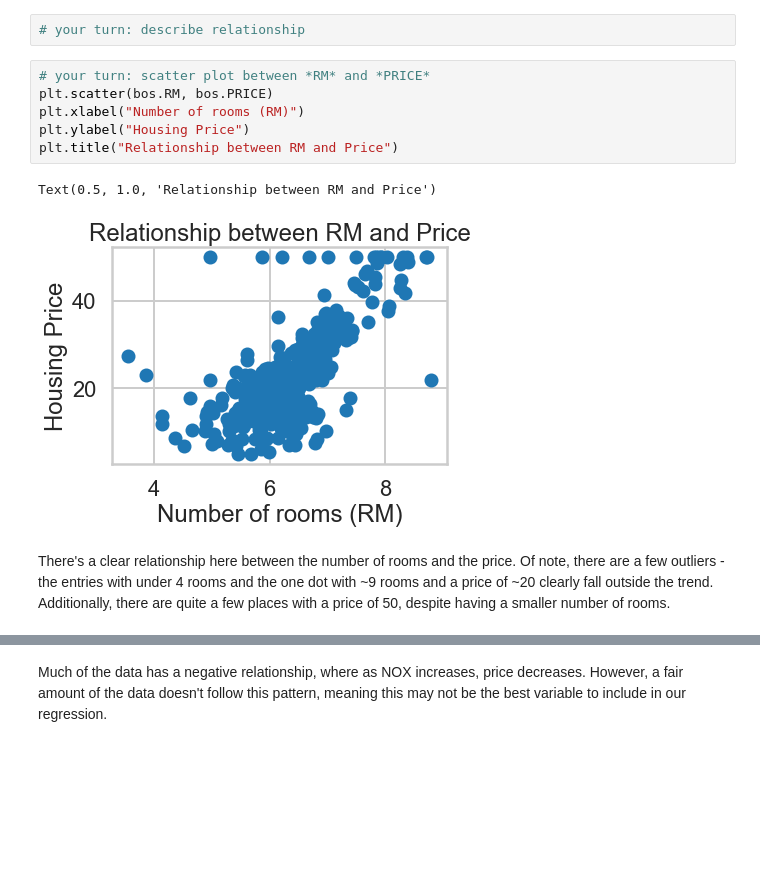
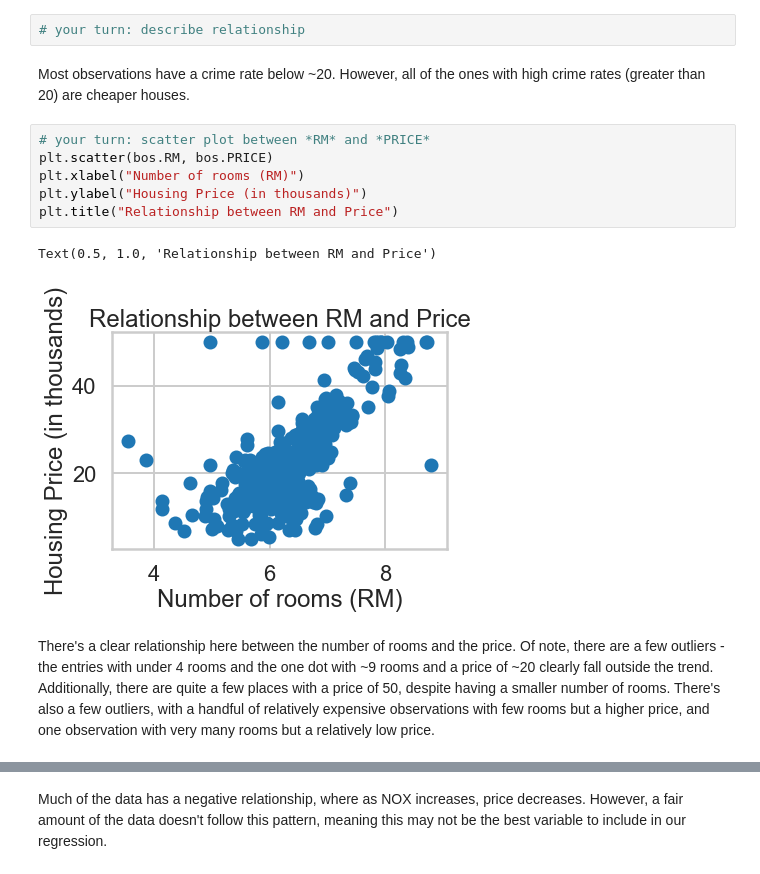
Before and after one commit to munQueen/springboard, a Jupyter notebook: Linear Regression - Jessica Wulzen.ipynb, the cells around one changed output, grey strips where cells are left out. Saved outputs shown, nothing was run; the diff lists cells and outputs as text; blank space fills up the shorter version.

```diff
--- a/Linear Regression - Jessica Wulzen.ipynb
+++ b/Linear Regression - Jessica Wulzen.ipynb
@@ -279,17 +279,19 @@ Text(0.5, 1.0, 'Relationship between CRIM and Price')
 </div>
 # %%
 # your turn: describe relationship
+# %% [markdown]
+Most observations have a crime rate below ~20. However, all of the ones with high crime rates (greater than 20) are cheaper houses.
 # %%
 # your turn: scatter plot between *RM* and *PRICE*
 plt.scatter(bos.RM, bos.PRICE)
 plt.xlabel("Number of rooms (RM)")
-plt.ylabel("Housing Price")
+plt.ylabel("Housing Price (in thousands)")
 plt.title("Relationship between RM and Price")
 # %% [output]
 Text(0.5, 1.0, 'Relationship between RM and Price')
-[figure, old version]
+[figure, new version]
 # %% [markdown]
-There's a clear relationship here between the number of rooms and the price. Of note, there are a few outliers - the entries with under 4 rooms and the one dot with ~9 rooms and a price of ~20 clearly fall outside the trend. Additionally, there are quite a few places with a price of 50, despite having a smaller number of rooms.
+There's a clear relationship here between the number of rooms and the price. Of note, there are a few outliers - the entries with under 4 rooms and the one dot with ~9 rooms and a price of ~20 clearly fall outside the trend. Additionally, there are quite a few places with a price of 50, despite having a smaller number of rooms. There's also a few outliers, with a handful of relatively expensive observations with few rooms but a higher price, and one observation with very many rooms but a relatively low price.
 # %%
 # your turn: scatter plot between *PTRATIO* and *PRICE*
 plt.scatter(bos.PTRATIO, bos.PRICE)
```
Also changed, not shown: parts of 29 cells of this notebook.
